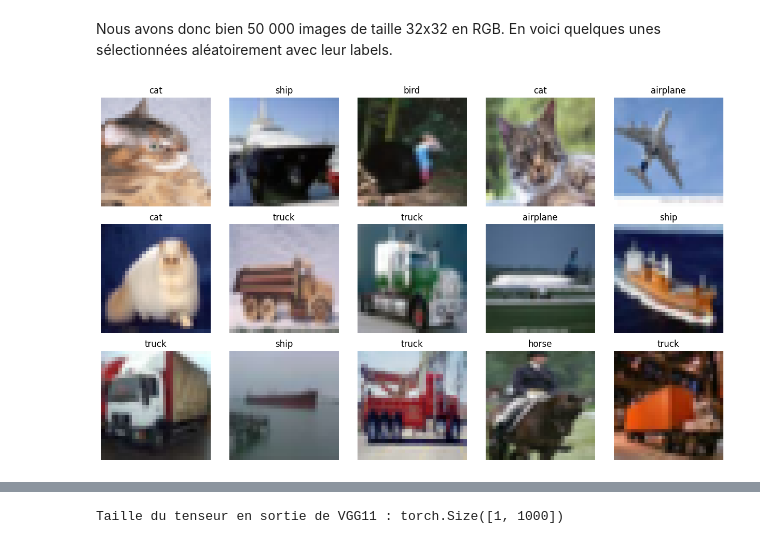
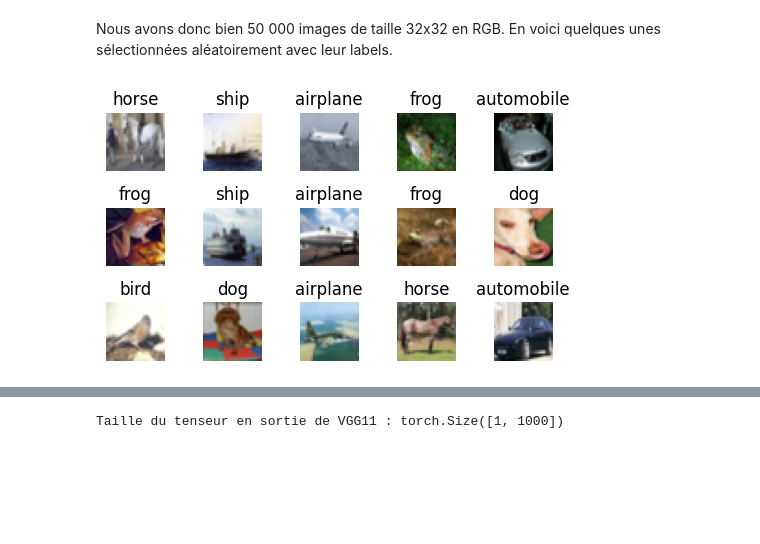
Before and after one commit to adlane98/koleo-study, a Jupyter notebook: article.ipynb, the cells around one changed output, grey strips where cells are left out. Cells and saved outputs as stored; diff of their text form; code cells hidden in the pictures; blank space fills up the shorter version.

```diff
--- a/article.ipynb
+++ b/article.ipynb
@@ -61,24 +72,24 @@ Nous avons donc bien 50 000 images de taille 32x32 en RGB. En voici quelques une
 # %%
 import matplotlib.pyplot as plt
 
 label_names = ['airplane', 'automobile', 'bird', 'cat', 'deer',
                'dog', 'frog', 'horse', 'ship', 'truck']
 
 n_rows, n_cols = 3, 5
 indices = np.random.choice(len(images), n_rows * n_cols, replace=False)
 
-fig, axes = plt.subplots(n_rows, n_cols, figsize=(2.5 * n_cols, 2.5 * n_rows))
+fig, axes = plt.subplots(n_rows, n_cols, figsize=(n_cols, n_rows))
 
 for ax, idx in zip(axes.ravel(), indices):
     ax.imshow(images[idx])
     label = label_names[labels[idx]]
     ax.set_title(label)
     ax.axis("off")
 
 plt.tight_layout()
 plt.show()
 # %% [output]
-[figure, old version]
+[figure, new version]
 # %% [markdown]
 # Les réseaux siamois
 
```
Also changed, not shown: parts of 16 cells of this notebook, 3 other files.
